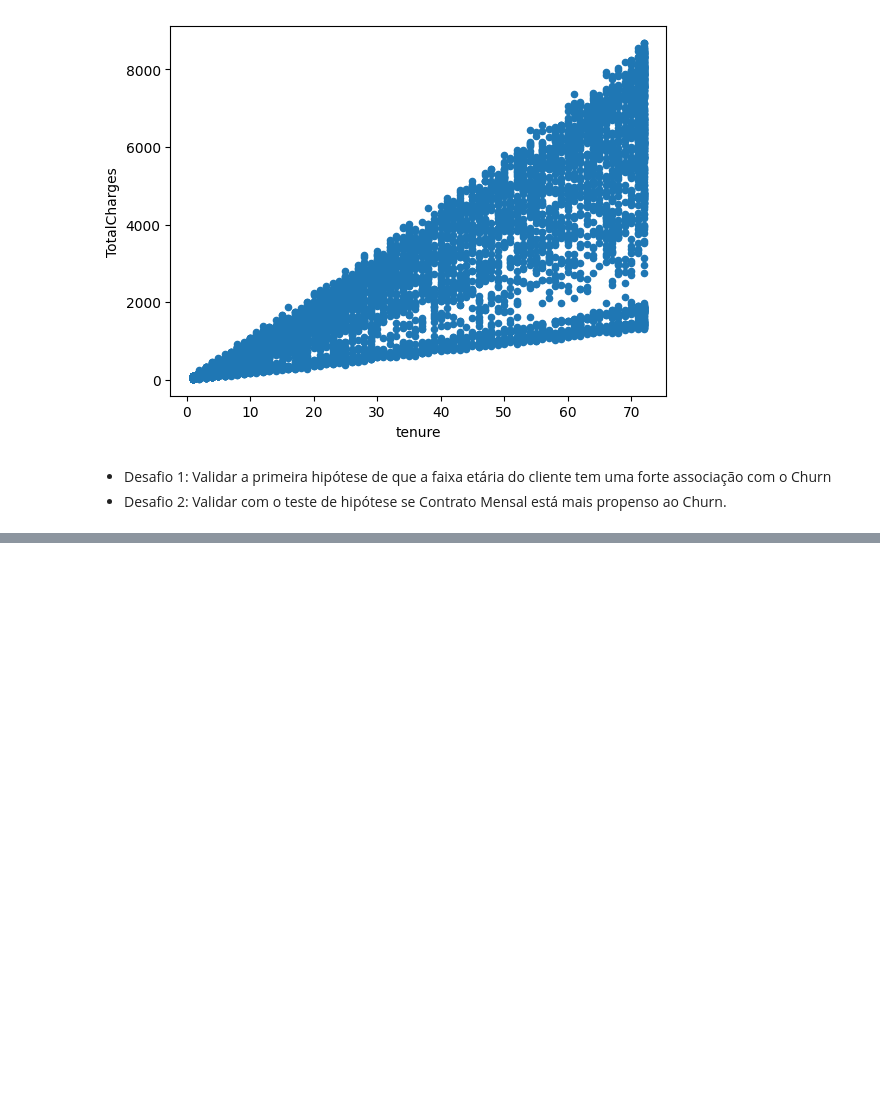
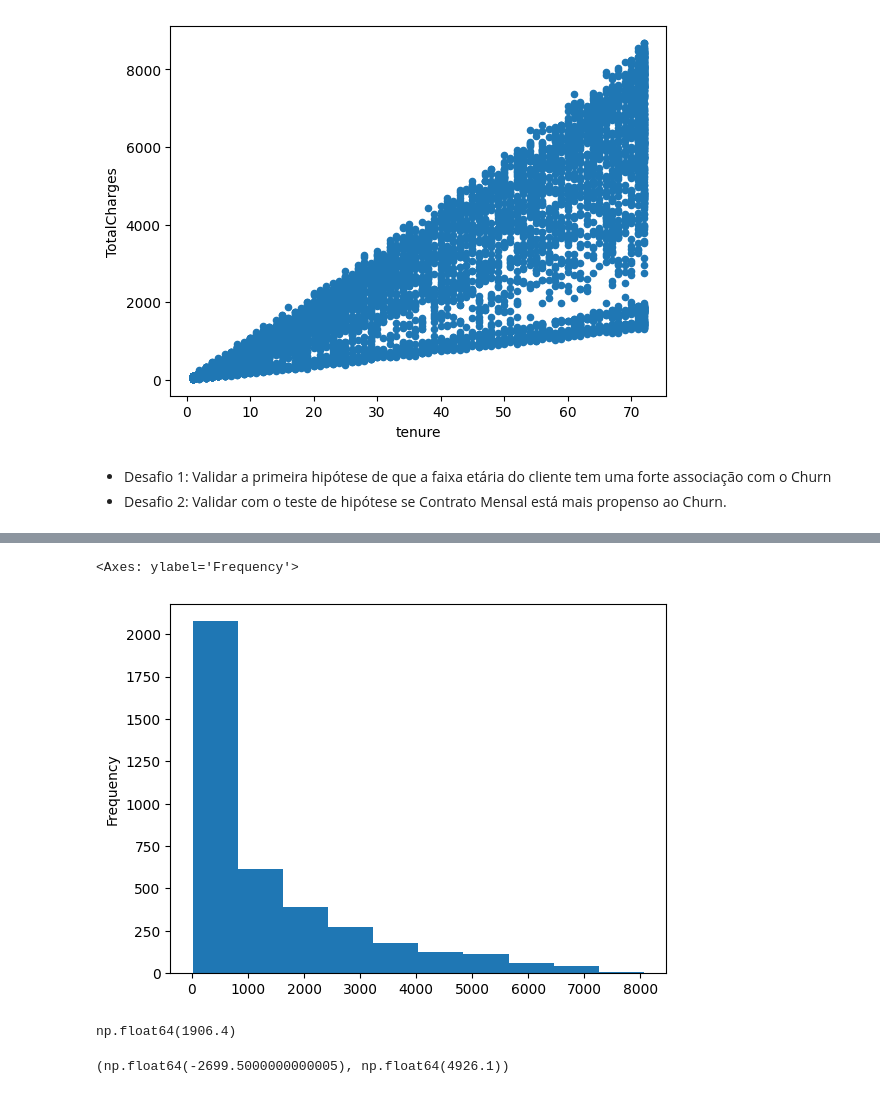
Before and after one commit to rotrenanoliveira/py-ia-development, a Jupyter notebook: 04-eda/eda_churn.ipynb, the cells around one changed output, grey strips where cells are left out. Saved outputs shown, nothing was run; the diff lists cells and outputs as text; code cells hidden in the pictures; blank space fills up the shorter version.

```diff
--- a/04-eda/eda_churn.ipynb
+++ b/04-eda/eda_churn.ipynb
@@ -824,0 +883,3 @@ df_churn.plot.scatter(x='tenure', y='TotalCharges')
+# %%
+# Criar um novo dataframe somente com os clientes (month-to-month)
+df_churn_month = df_churn[df_churn['Contract'] == 'Month-to-month']
@@ -824,0 +902,26 @@ df_churn.plot.scatter(x='tenure', y='TotalCharges')
+# %%
+# Histograma - Checar visualmente se os dados seguem uma distribuição normal
+df_churn_month['TotalCharges'].plot.hist()
+# %% [output]
+<Axes: ylabel='Frequency'>
+[figure, added]
+# %%
+# Método de Tukey - IQR (distribuição não normal)
+# IQR - Range Interquartil
+# IQR = Q3 - Q1
+
+total_charges_Q1 = df_churn_month['TotalCharges'].quantile(0.25)
+total_charges_Q3 = df_churn_month['TotalCharges'].quantile(0.75)
+iqr_total_charges = total_charges_Q3 - total_charges_Q1
+
+iqr_total_charges
+# %% [output]
+np.float64(1906.4)
+# %%
+# Limites - inferior e superior
+inf_limit = total_charges_Q1 - (iqr_total_charges * 1.5)
+sup_limit = total_charges_Q3 + (iqr_total_charges * 1.5)
+
+inf_limit, sup_limit
+# %% [output]
+(np.float64(-2699.5000000000005), np.float64(4926.1))
```
Also changed, not shown: parts of 16 cells of this notebook.
